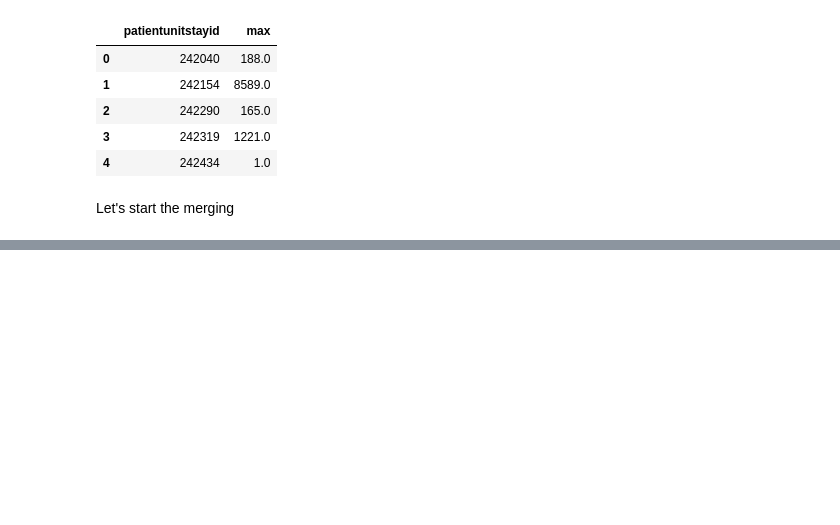
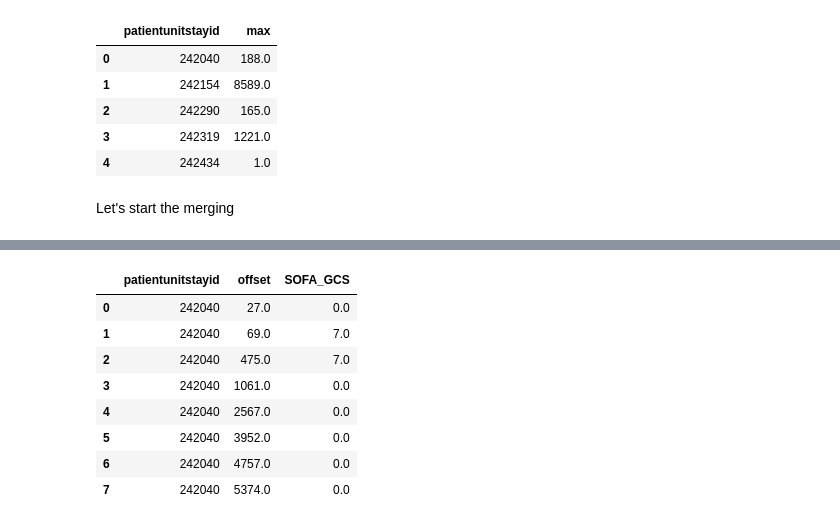
Before and after one commit to Ronet05/GSoC-CBMI-eICU, a Jupyter notebook: Final T_sepsis.ipynb, the cells around one changed output, grey strips where cells are left out. Saved outputs shown, nothing was run; the diff lists cells and outputs as text; code cells hidden in the pictures; blank space fills up the shorter version.

```diff
--- a/Final T_sepsis.ipynb
+++ b/Final T_sepsis.ipynb
@@ -85 +98,13 @@ final_sofa.groupby(['patientunitstayid']).nunique()
+# %%
+sample.groupby(['patientunitstayid','offset'])['SOFA_GCS'].apply(lambda x:x.sum()).reset_index()
+# %% [output]
+|  | patientunitstayid | offset | SOFA_GCS |
+| 0 | 242040 | 27.0 | 0.0 |
+| 1 | 242040 | 69.0 | 7.0 |
+| 2 | 242040 | 475.0 | 7.0 |
+| 3 | 242040 | 1061.0 | 0.0 |
+| 4 | 242040 | 2567.0 | 0.0 |
+| 5 | 242040 | 3952.0 | 0.0 |
+| 6 | 242040 | 4757.0 | 0.0 |
+| 7 | 242040 | 5374.0 | 0.0 |
 # %%
```
Also changed, not shown: parts of 9 cells of this notebook.
